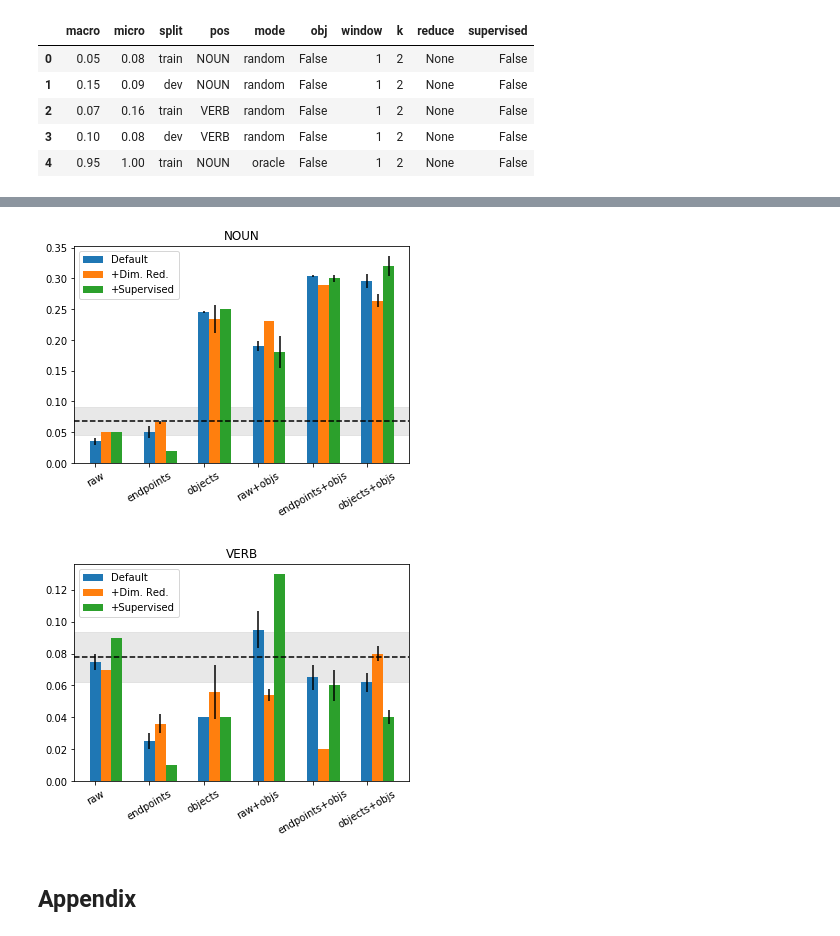
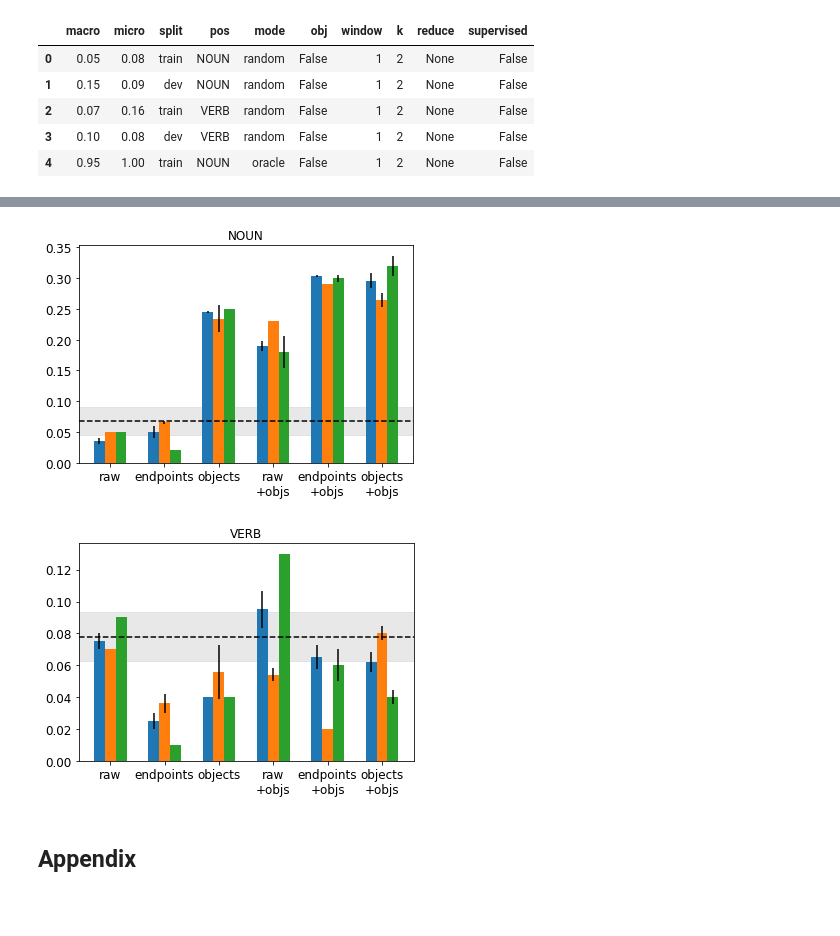
Before and after one commit to epavlick/gaila, a Jupyter notebook: plot_exp_results.ipynb, the cells around one changed output, grey strips where cells are left out. Saved outputs shown, nothing was run; the diff lists cells and outputs as text; code cells hidden in the pictures; blank space fills up the shorter version.

```diff
--- a/plot_exp_results.ipynb
+++ b/plot_exp_results.ipynb
@@ -88,38 +88,40 @@ for pos in ["NOUN", "VERB"]:
     for obj in [False, True]:
         for i, mode in enumerate(["raw", "endpoints", "objects"]):
             m = M.loc[(M['mode'] == mode) & (M['obj'] == obj)]
             mk = 'o' if obj else 'x'
-            lbls.append(mode+"+objs" if obj else mode)
+            lbls.append(mode+"\n+objs" if obj else mode)
             withouts[0].append(m[m["reduce"] == "None"]["macro"].mean())
             withouts[1].append(m[m["reduce"] == "None"]["macro"].sem())
             withs[0].append(m.loc[(m["reduce"] == "50") &
                                (m["supervised"] == False)]["macro"].mean())
             withs[1].append(m.loc[(m["reduce"] == "50") &
                                (m["supervised"] == False)]["macro"].sem())
             sups50[0].append(m.loc[(m["reduce"] == "50") &
                                (m["supervised"] == True)]["macro"].mean())
             sups50[1].append(m.loc[(m["reduce"] == "50") &
                                (m["supervised"] == True)]["macro"].sem())
             sups[0].append(m.loc[(m["reduce"] == "None") &
                                (m["supervised"] == True)]["macro"].mean())
             sups[1].append(m.loc[(m["reduce"] == "None") &
                                (m["supervised"] == True)]["macro"].sem())
 
     plt.bar(np.arange(len(withouts[0])), withouts[0],
             width=0.2, label="Default", yerr=withouts[1])
     plt.bar(np.arange(len(withouts[0]))+0.2, withs[0],
             width=0.2, label="+Dim. Red.", yerr=withs[1])
     plt.bar(np.arange(len(withouts[0]))+0.4, sups50[0],
             width=0.2, label="+Supervised", yerr=sups50[1])
     #plt.bar(np.arange(len(withouts[0]))+0.6, sups[0],
     #        width=0.2, label="+Supervised N-1", yerr=sups[1])
-    plt.xticks(np.arange(len(lbls)), lbls, rotation=30)
-    plt.legend(loc="upper left")
+    plt.xticks(np.arange(len(lbls))+0.2, lbls, fontsize='large', ha="center")
+    plt.yticks(fontsize='large')
+    #plt.legend(loc="upper left", fontsize='large')
     plt.title(pos)
+    plt.savefig("figures/dr_bars_%s_%s.pdf"%(pos, split), bbox_inches='tight')
     plt.show()
 # %% [output]
-[figure, old version]
+[figure, new version]
-[figure, old version]
+[figure, new version]
 # %% [markdown]
 ## Appendix
 # %%
```
Also changed, not shown: parts of 2 cells of this notebook, 1 other file.
